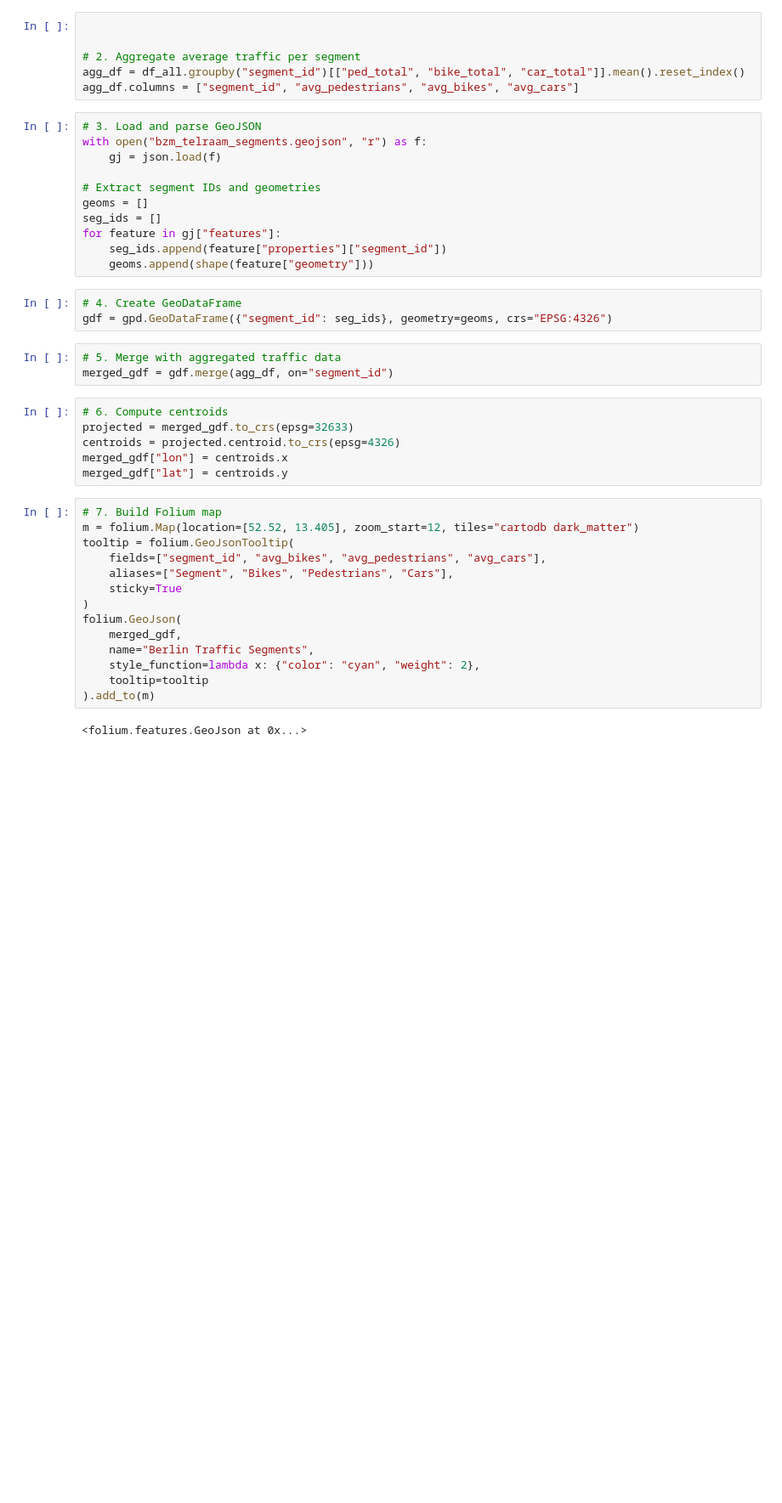
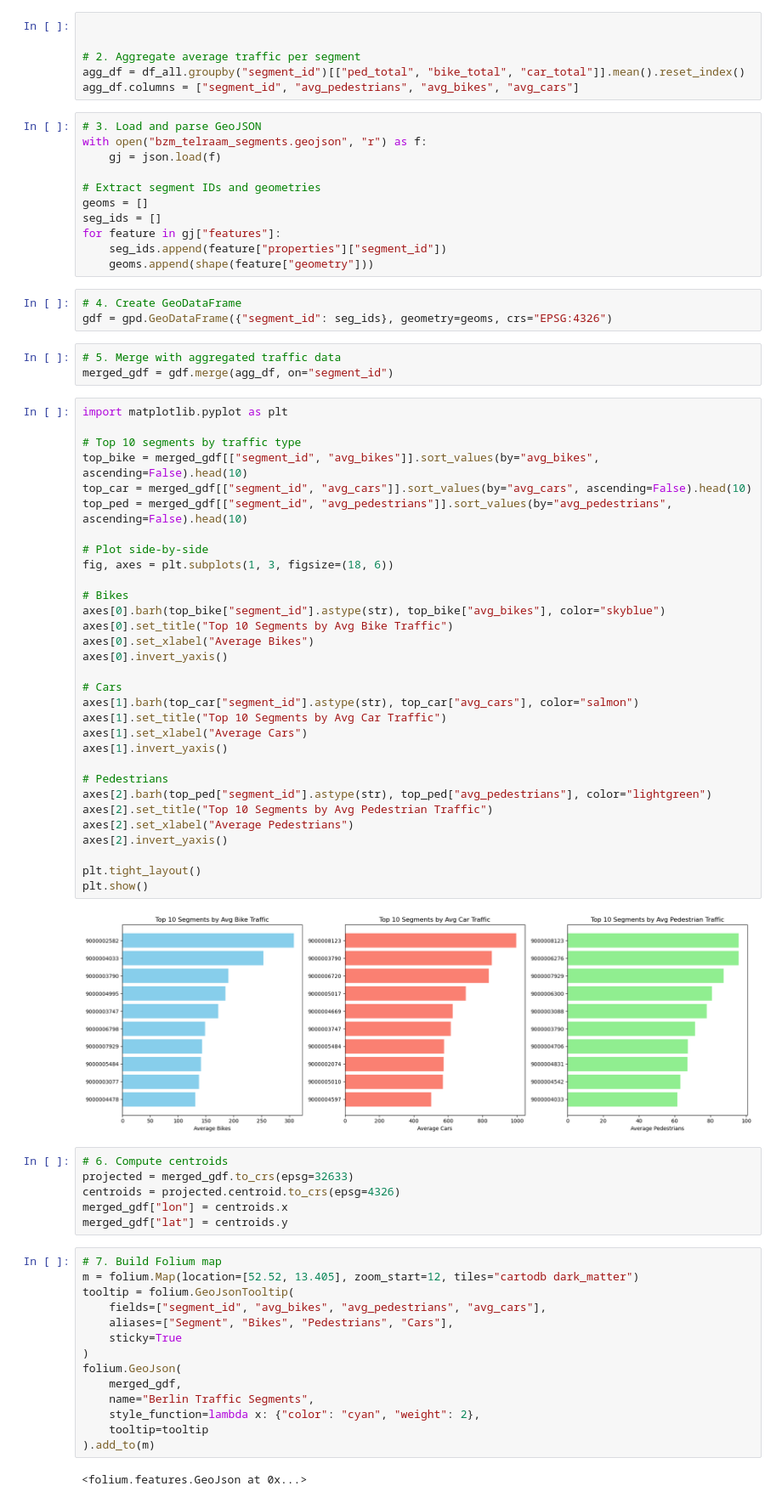
Before and after one commit to kv8936/berlin-urban-mobility-analysis, a Jupyter notebook: Berlin Urban Traffic Analytics.ipynb, the cells around one changed output. Shown at 85% size. Saved outputs shown, nothing was run; the diff lists cells and outputs as text; blank space fills up the shorter version.

```diff
--- a/Berlin Urban Traffic Analytics.ipynb
+++ b/Berlin Urban Traffic Analytics.ipynb
@@ -40,6 +40,39 @@ gdf = gpd.GeoDataFrame({"segment_id": seg_ids}, geometry=geoms, crs="EPSG:4326")
 # %%
 # 5. Merge with aggregated traffic data
 merged_gdf = gdf.merge(agg_df, on="segment_id")
+# %%
+import matplotlib.pyplot as plt
+
+# Top 10 segments by traffic type
+top_bike = merged_gdf[["segment_id", "avg_bikes"]].sort_values(by="avg_bikes", ascending=False).head(10)
+top_car = merged_gdf[["segment_id", "avg_cars"]].sort_values(by="avg_cars", ascending=False).head(10)
+top_ped = merged_gdf[["segment_id", "avg_pedestrians"]].sort_values(by="avg_pedestrians", ascending=False).head(10)
+
+# Plot side-by-side
+fig, axes = plt.subplots(1, 3, figsize=(18, 6))
+
+# Bikes
+axes[0].barh(top_bike["segment_id"].astype(str), top_bike["avg_bikes"], color="skyblue")
+axes[0].set_title("Top 10 Segments by Avg Bike Traffic")
+axes[0].set_xlabel("Average Bikes")
+axes[0].invert_yaxis()
+
+# Cars
+axes[1].barh(top_car["segment_id"].astype(str), top_car["avg_cars"], color="salmon")
+axes[1].set_title("Top 10 Segments by Avg Car Traffic")
+axes[1].set_xlabel("Average Cars")
+axes[1].invert_yaxis()
+
+# Pedestrians
+axes[2].barh(top_ped["segment_id"].astype(str), top_ped["avg_pedestrians"], color="lightgreen")
+axes[2].set_title("Top 10 Segments by Avg Pedestrian Traffic")
+axes[2].set_xlabel("Average Pedestrians")
+axes[2].invert_yaxis()
+
+plt.tight_layout()
+plt.show()
+# %% [output]
+[figure, added]
 # %%
 # 6. Compute centroids
 projected = merged_gdf.to_crs(epsg=32633)
```
